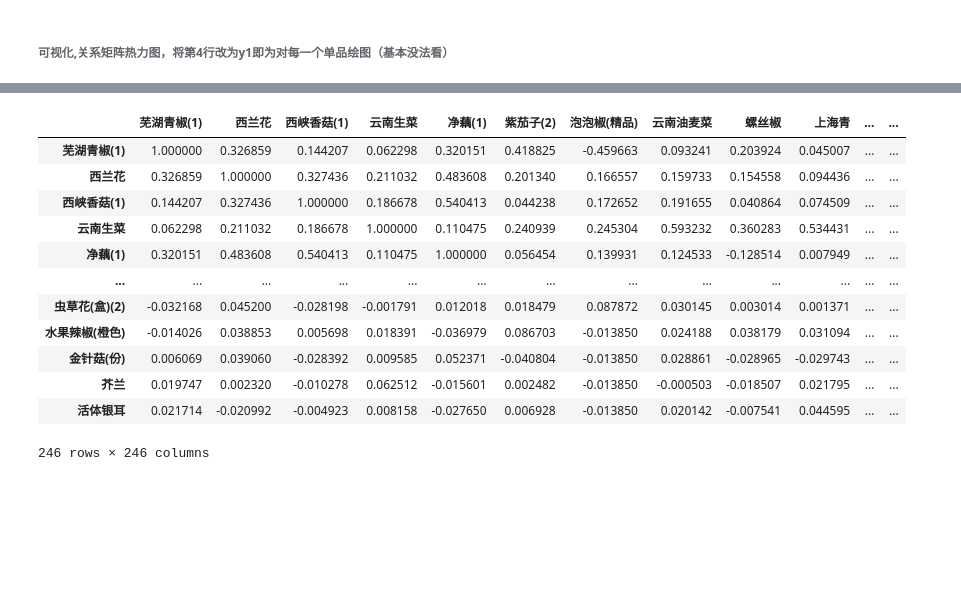
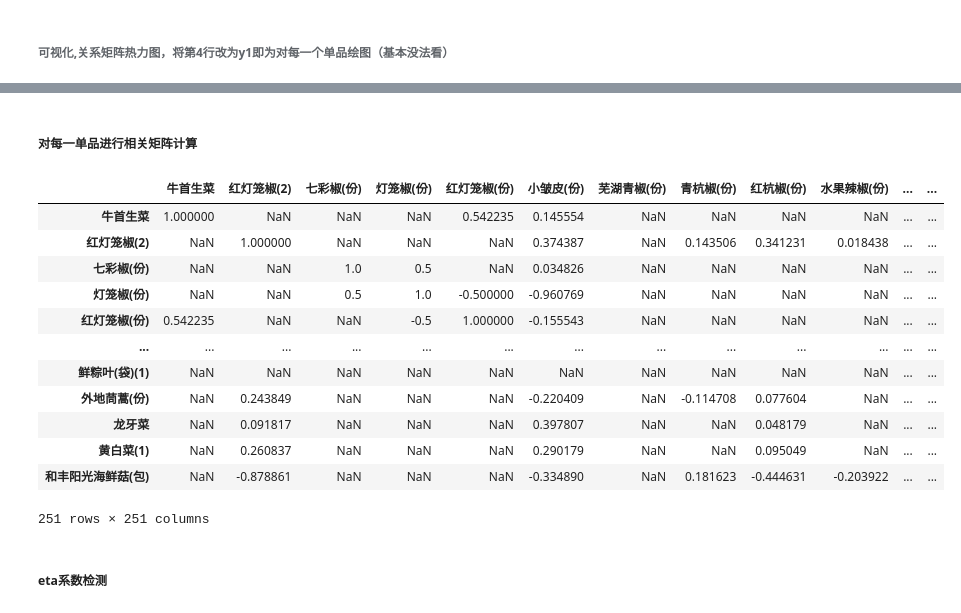
Before and after one commit to morse-fong/workspace, a Jupyter notebook: main.ipynb, the cells around one changed output, grey strips where cells are left out. Cells and saved outputs as stored; diff of their text form; code cells hidden in the pictures; blank space fills up the shorter version.

```diff
--- a/main.ipynb
+++ b/main.ipynb
@@ -110,31 +289,27 @@ plt.show()
+# %% [markdown]
+##### 对每一单品进行相关矩阵计算
 # %%
 import seaborn as sns
 
 Correlationmatrix = pd.DataFrame()
 for i in y1:
-    y = []
     name = data1[data1['单品编码'] == i]['单品名称'].iloc[0]
-    for j in x:
-        try:
-            y.append(Totaldailysales.loc[(j, i)]['销量(千克)'])
-        except:
-            y.append(0)
-    Correlationmatrix[name] = y
+    Correlationmatrix[name] = Totaldailysales[i]
 
-a=Correlationmatrix.corr()
+Correlationmatrix.corr()
+# %% [output]
+|  | 牛首生菜 | 红灯笼椒(2) | 七彩椒(份) | 灯笼椒(份) | 红灯笼椒(份) | 小皱皮(份) | 芜湖青椒(份) | 青杭椒(份) | 红杭椒(份) | 水果辣椒(份) | ... | ... |
+| 牛首生菜 | 1.000000 | NaN | NaN | NaN | 0.542235 | 0.145554 | NaN | NaN | NaN | NaN | ... | ... |
+| 红灯笼椒(2) | NaN | 1.000000 | NaN | NaN | NaN | 0.374387 | NaN | 0.143506 | 0.341231 | 0.018438 | ... | ... |
+| 七彩椒(份) | NaN | NaN | 1.0 | 0.5 | NaN | 0.034826 | NaN | NaN | NaN | NaN | ... | ... |
+| 灯笼椒(份) | NaN | NaN | 0.5 | 1.0 | -0.500000 | -0.960769 | NaN | NaN | NaN | NaN | ... | ... |
+| 红灯笼椒(份) | 0.542235 | NaN | NaN | -0.5 | 1.000000 | -0.155543 | NaN | NaN | NaN | NaN | ... | ... |
+| ... | ... | ... | ... | ... | ... | ... | ... | ... | ... | ... | ... | ... |
+| 鲜粽叶(袋)(1) | NaN | NaN | NaN | NaN | NaN | NaN | NaN | NaN | NaN | NaN | ... | ... |
+| 外地茼蒿(份) | NaN | 0.243849 | NaN | NaN | NaN | -0.220409 | NaN | -0.114708 | 0.077604 | NaN | ... | ... |
+| 龙牙菜 | NaN | 0.091817 | NaN | NaN | NaN | 0.397807 | NaN | NaN | 0.048179 | NaN | ... | ... |
+| 黄白菜(1) | NaN | 0.260837 | NaN | NaN | NaN | 0.290179 | NaN | NaN | 0.095049 | NaN | ... | ... |
+| 和丰阳光海鲜菇(包) | NaN | -0.878861 | NaN | NaN | NaN | -0.334890 | NaN | 0.181623 | -0.444631 | -0.203922 | ... | ... |
+251 rows × 251 columns
-# %%
-a
-# %% [output]
-|  | 芜湖青椒(1) | 西兰花 | 西峡香菇(1) | 云南生菜 | 净藕(1) | 紫茄子(2) | 泡泡椒(精品) | 云南油麦菜 | 螺丝椒 | 上海青 | ... | ... |
-| 芜湖青椒(1) | 1.000000 | 0.326859 | 0.144207 | 0.062298 | 0.320151 | 0.418825 | -0.459663 | 0.093241 | 0.203924 | 0.045007 | ... | ... |
-| 西兰花 | 0.326859 | 1.000000 | 0.327436 | 0.211032 | 0.483608 | 0.201340 | 0.166557 | 0.159733 | 0.154558 | 0.094436 | ... | ... |
-| 西峡香菇(1) | 0.144207 | 0.327436 | 1.000000 | 0.186678 | 0.540413 | 0.044238 | 0.172652 | 0.191655 | 0.040864 | 0.074509 | ... | ... |
-| 云南生菜 | 0.062298 | 0.211032 | 0.186678 | 1.000000 | 0.110475 | 0.240939 | 0.245304 | 0.593232 | 0.360283 | 0.534431 | ... | ... |
-| 净藕(1) | 0.320151 | 0.483608 | 0.540413 | 0.110475 | 1.000000 | 0.056454 | 0.139931 | 0.124533 | -0.128514 | 0.007949 | ... | ... |
-| ... | ... | ... | ... | ... | ... | ... | ... | ... | ... | ... | ... | ... |
-| 虫草花(盒)(2) | -0.032168 | 0.045200 | -0.028198 | -0.001791 | 0.012018 | 0.018479 | 0.087872 | 0.030145 | 0.003014 | 0.001371 | ... | ... |
-| 水果辣椒(橙色) | -0.014026 | 0.038853 | 0.005698 | 0.018391 | -0.036979 | 0.086703 | -0.013850 | 0.024188 | 0.038179 | 0.031094 | ... | ... |
-| 金针菇(份) | 0.006069 | 0.039060 | -0.028392 | 0.009585 | 0.052371 | -0.040804 | -0.013850 | 0.028861 | -0.028965 | -0.029743 | ... | ... |
-| 芥兰 | 0.019747 | 0.002320 | -0.010278 | 0.062512 | -0.015601 | 0.002482 | -0.013850 | -0.000503 | -0.018507 | 0.021795 | ... | ... |
-| 活体银耳 | 0.021714 | -0.020992 | -0.004923 | 0.008158 | -0.027650 | 0.006928 | -0.013850 | 0.020142 | -0.007541 | 0.044595 | ... | ... |
-246 rows × 246 columns
+# %% [markdown]
+##### eta系数检测
```
Also changed, not shown: parts of 22 cells of this notebook.
